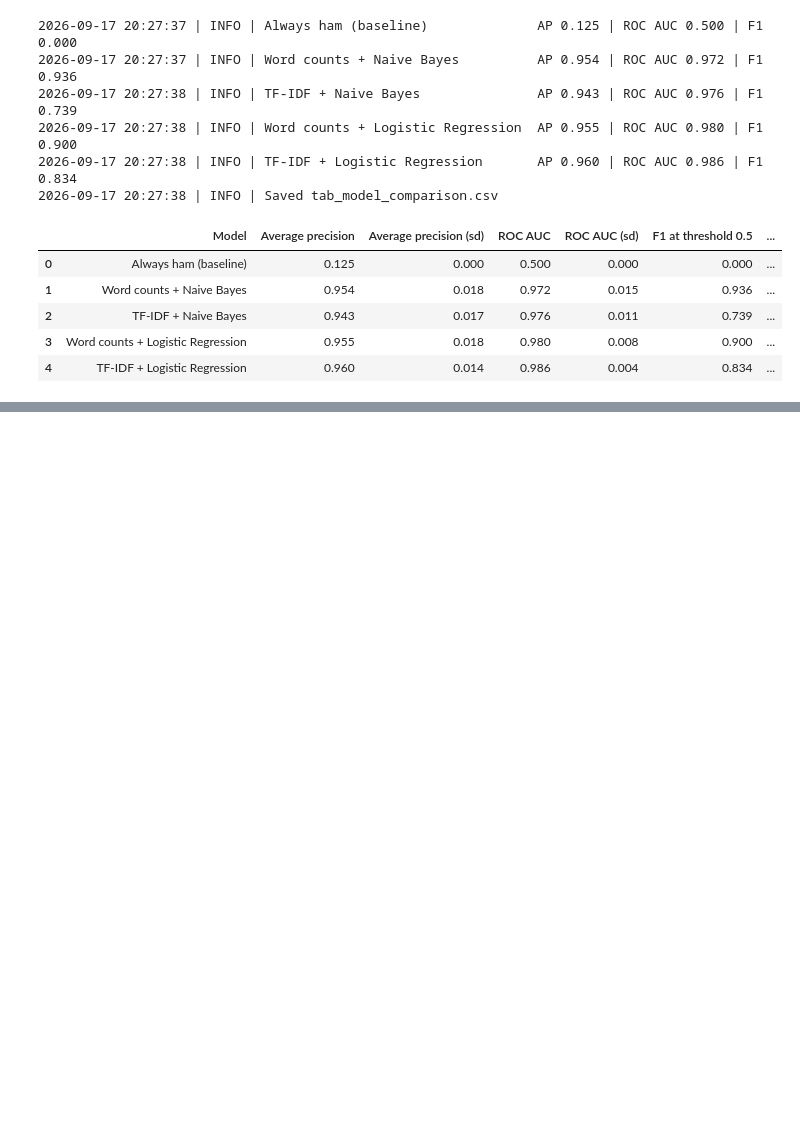
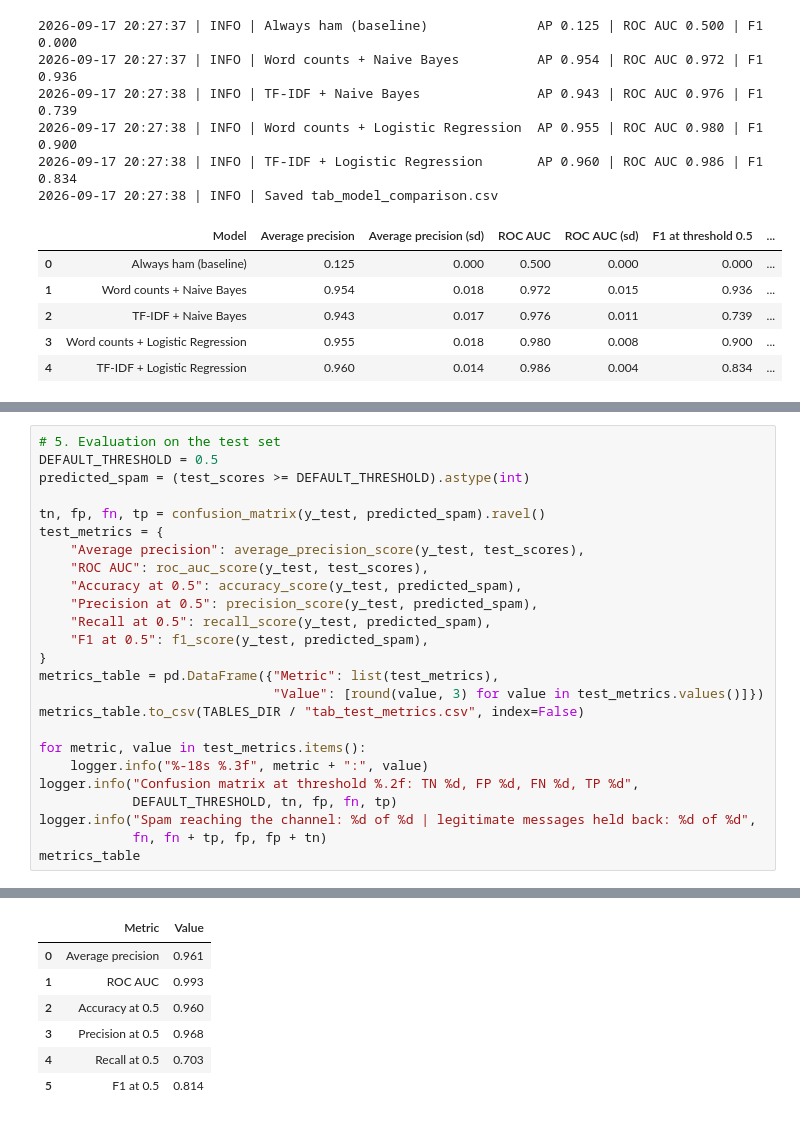
Before and after one commit to santi753/IU_Model_Engineering, a Jupyter notebook: notebooks/spam_filter.ipynb, the cells around one changed output, grey strips where cells are left out. Drawn from its saved outputs; the diff is of its cells as text; blank space fills up the shorter version.

```diff
--- a/notebooks/spam_filter.ipynb
+++ b/notebooks/spam_filter.ipynb
@@ -639,0 +665,26 @@ comparison_table
+# %%
+# 5. Evaluation on the test set
+DEFAULT_THRESHOLD = 0.5
+predicted_spam = (test_scores >= DEFAULT_THRESHOLD).astype(int)
+
+tn, fp, fn, tp = confusion_matrix(y_test, predicted_spam).ravel()
+test_metrics = {
+    "Average precision": average_precision_score(y_test, test_scores),
+    "ROC AUC": roc_auc_score(y_test, test_scores),
+    "Accuracy at 0.5": accuracy_score(y_test, predicted_spam),
+    "Precision at 0.5": precision_score(y_test, predicted_spam),
+    "Recall at 0.5": recall_score(y_test, predicted_spam),
+    "F1 at 0.5": f1_score(y_test, predicted_spam),
+}
+metrics_table = pd.DataFrame({"Metric": list(test_metrics),
+                              "Value": [round(value, 3) for value in test_metrics.values()]})
+metrics_table.to_csv(TABLES_DIR / "tab_test_metrics.csv", index=False)
+
+for metric, value in test_metrics.items():
+    logger.info("%-18s %.3f", metric + ":", value)
+logger.info("Confusion matrix at threshold %.2f: TN %d, FP %d, FN %d, TP %d",
+            DEFAULT_THRESHOLD, tn, fp, fn, tp)
+logger.info("Spam reaching the channel: %d of %d | legitimate messages held back: %d of %d",
+            fn, fn + tp, fp, fp + tn)
+metrics_table
+# %% [output]
@@ -639,0 +699,7 @@ comparison_table
+|  | Metric | Value |
+| 0 | Average precision | 0.961 |
+| 1 | ROC AUC | 0.993 |
+| 2 | Accuracy at 0.5 | 0.960 |
+| 3 | Precision at 0.5 | 0.968 |
+| 4 | Recall at 0.5 | 0.703 |
+| 5 | F1 at 0.5 | 0.814 |
```
Also changed, not shown: parts of 4 cells of this notebook, 2 other files.
